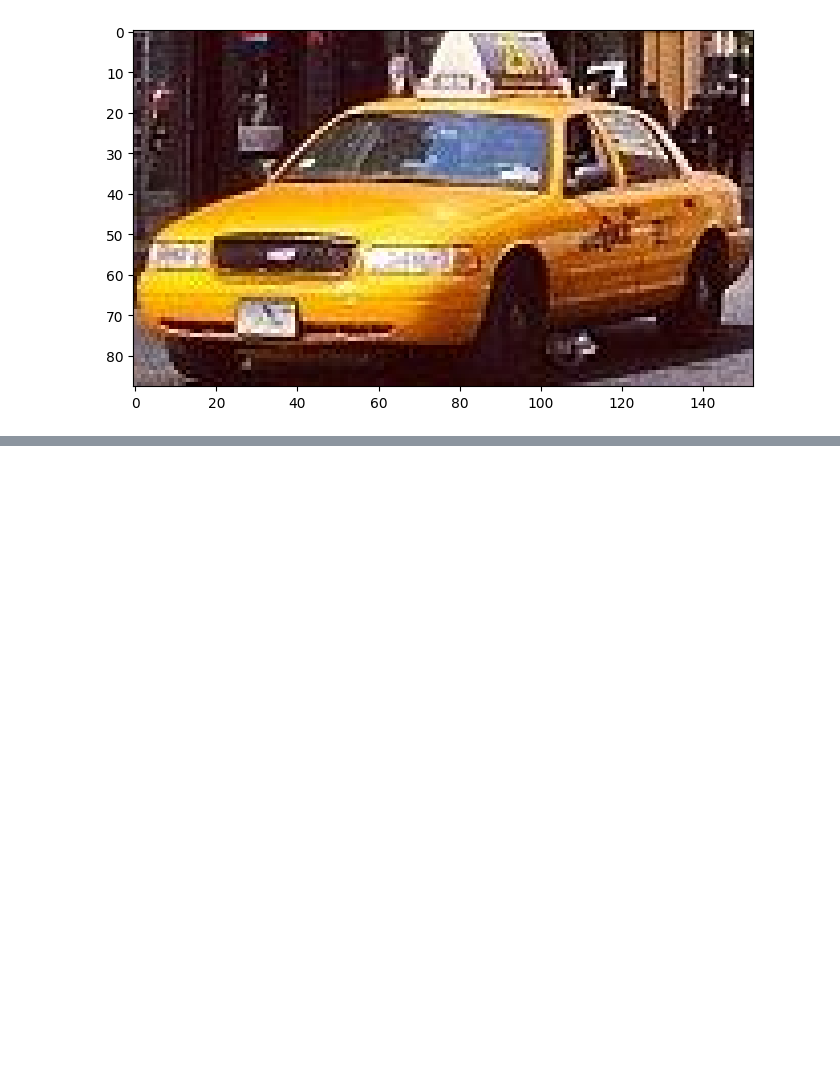
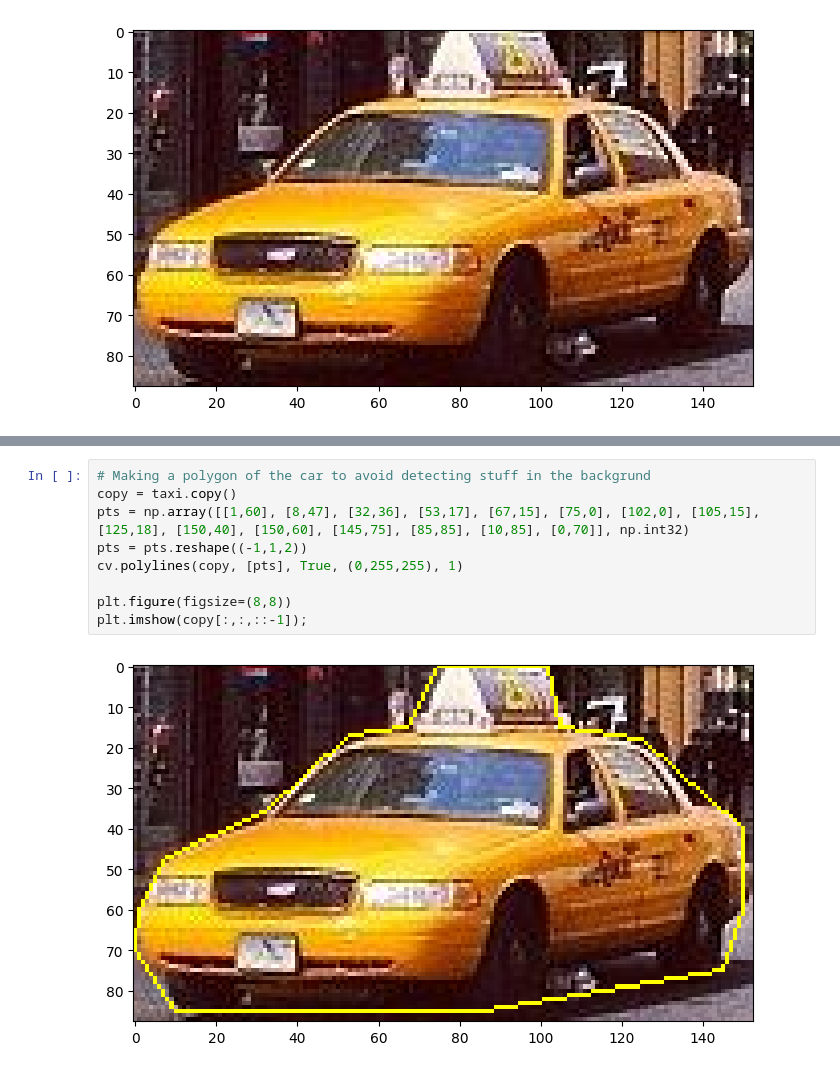
Before and after one commit to JesperIsacson/Embedded_A1, a Jupyter notebook: problem1.ipynb, the cells around one changed output, grey strips where cells are left out. Drawn from its saved outputs; the diff is of its cells as text; blank space fills up the shorter version.

```diff
--- a/problem1.ipynb
+++ b/problem1.ipynb
@@ -29,0 +39,11 @@ plt.imshow(taxi[:,:,::-1]);
+# %%
+# Making a polygon of the car to avoid detecting stuff in the backgrund
+copy = taxi.copy()
+pts = np.array([[1,60], [8,47], [32,36], [53,17], [67,15], [75,0], [102,0], [105,15], [125,18], [150,40], [150,60], [145,75], [85,85], [10,85], [0,70]], np.int32)
+pts = pts.reshape((-1,1,2))
+cv.polylines(copy, [pts], True, (0,255,255), 1)
+
+plt.figure(figsize=(8,8))
+plt.imshow(copy[:,:,::-1]);
+# %% [output]
+[figure, added]
```
Also changed, not shown: parts of 5 cells of this notebook, 1 other file.
